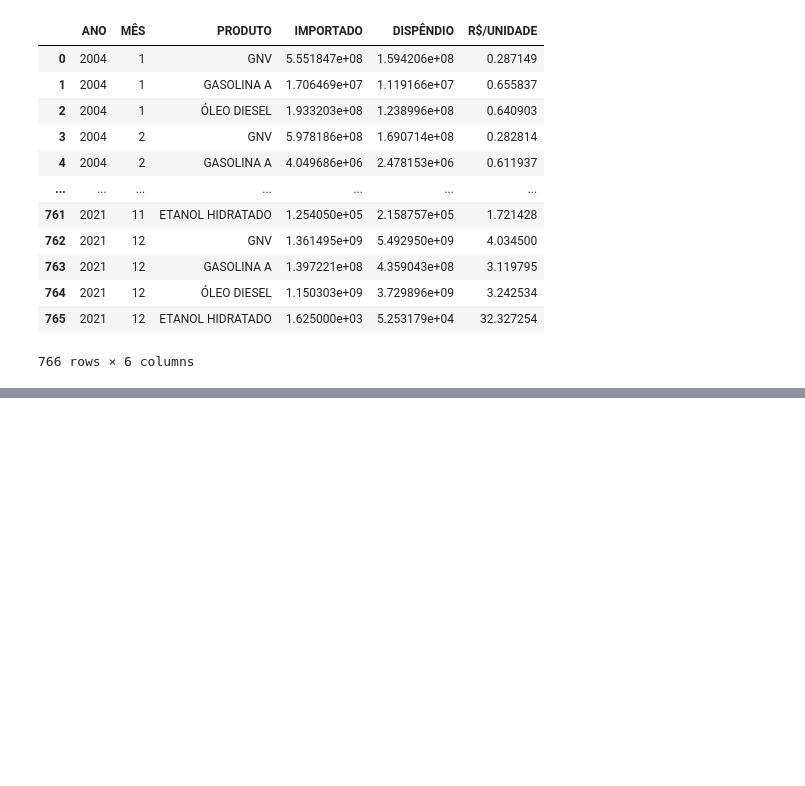
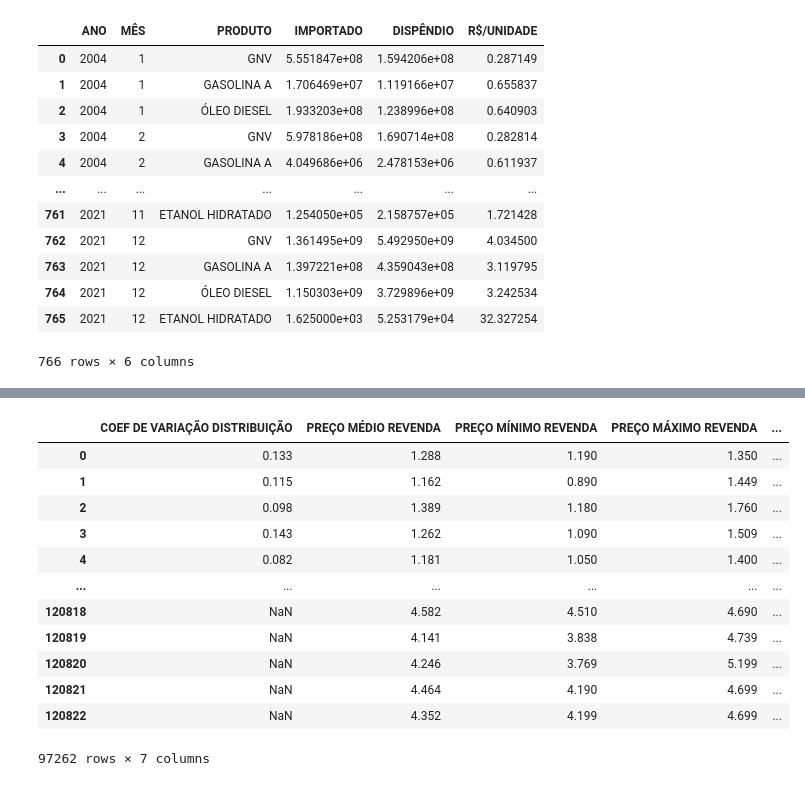
Before and after one commit to cesar214567/ProjetoAnaliticoDeDados, a Jupyter notebook: testing.ipynb, the cells around one changed output, grey strips where cells are left out. Drawn from its saved outputs; the diff is of its cells as text; code cells hidden in the pictures; blank space fills up the shorter version.

```diff
--- a/testing.ipynb
+++ b/testing.ipynb
@@ -219,0 +275,12 @@ array(['ETANOL HIDRATADO', 'GASOLINA COMUM', 'GNV', 'ÓLEO DIESEL',
+# %%
+#we get the products table
+products = set(list(df['PRODUTO'].unique())+list(precos_df['PRODUTO'].unique()))
+
+products_list = list(enumerate(products,start=1))
+
+produto_df = pd.DataFrame(products_list, columns =['produtopk', 'name'])
+producto_hash = dict(products_list)
+producto_hash = dict(zip(producto_hash.values(), producto_hash.keys()))
+
+print(producto_hash)
+produto_df
@@ -219,0 +296,27 @@ array(['ETANOL HIDRATADO', 'GASOLINA COMUM', 'GNV', 'ÓLEO DIESEL',
+# %%
+# function to map produtopk to tables
+def transform_produto(dataframe):
+    ano_mes = dataframe['PRODUTO']
+    new_column = list(map(lambda x: producto_hash[x],ano_mes))
+    dataframe = dataframe.assign(produtopk=new_column)
+    dataframe = delete_column_from_dataframe(dataframe,'PRODUTO')
+    return dataframe
+# %%
+#we get the produtopk for the prices table
+
+precos_df = transform_produto(precos_df)
+precos_df
+# %% [output]
+|  | COEF DE VARIAÇÃO DISTRIBUIÇÃO | PREÇO MÉDIO REVENDA | PREÇO MÍNIMO REVENDA | PREÇO MÁXIMO REVENDA | ... |
+| 0 | 0.133 | 1.288 | 1.190 | 1.350 | ... |
+| 1 | 0.115 | 1.162 | 0.890 | 1.449 | ... |
+| 2 | 0.098 | 1.389 | 1.180 | 1.760 | ... |
+| 3 | 0.143 | 1.262 | 1.090 | 1.509 | ... |
+| 4 | 0.082 | 1.181 | 1.050 | 1.400 | ... |
+| ... | ... | ... | ... | ... | ... |
+| 120818 | NaN | 4.582 | 4.510 | 4.690 | ... |
+| 120819 | NaN | 4.141 | 3.838 | 4.739 | ... |
+| 120820 | NaN | 4.246 | 3.769 | 5.199 | ... |
+| 120821 | NaN | 4.464 | 4.190 | 4.699 | ... |
+| 120822 | NaN | 4.352 | 4.199 | 4.699 | ... |
+97262 rows × 7 columns
```
Also changed, not shown: parts of 7 cells of this notebook, 6 other files.
